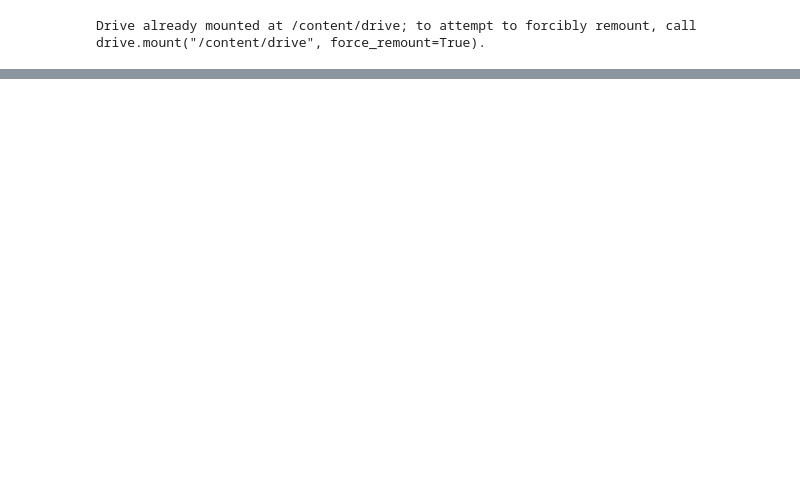
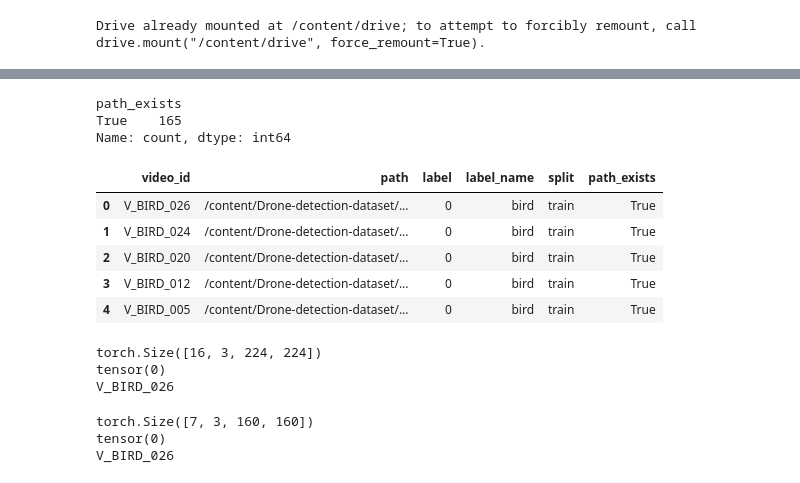
Before and after one commit to uoi1398/bird-drone-dualstream, a Jupyter notebook: notebooks/00_colab_setyp.ipynb, the cells around one changed output, grey strips where cells are left out. Drawn from its saved outputs; the diff is of its cells as text; code cells hidden in the pictures; blank space fills up the shorter version.

```diff
--- a/notebooks/00_colab_setyp.ipynb
+++ b/notebooks/00_colab_setyp.ipynb
@@ -112,3 +325,67 @@ ModuleNotFoundError: No module named 'dataset'
+# %%
+import os
+import pandas as pd
+
+df = pd.read_csv("data/splits/manifest.csv")
+df["path_exists"] = df["path"].apply(os.path.exists)
+
+print(df["path_exists"].value_counts())
+display(df.head())
+
+assert df["path_exists"].all(), "Some video paths do not exist."
+# %% [output]
+path_exists
+True    165
+Name: count, dtype: int64
+|  | video_id | path | label | label_name | split | path_exists |
+| 0 | V_BIRD_026 | /content/Drone-detection-dataset/... | 0 | bird | train | True |
+| 1 | V_BIRD_024 | /content/Drone-detection-dataset/... | 0 | bird | train | True |
+| 2 | V_BIRD_020 | /content/Drone-detection-dataset/... | 0 | bird | train | True |
+| 3 | V_BIRD_012 | /content/Drone-detection-dataset/... | 0 | bird | train | True |
+| 4 | V_BIRD_005 | /content/Drone-detection-dataset/... | 0 | bird | train | True |
+# %%
+import sys
+sys.path.append("src")
+
+from dataset import BirdDroneVideoDataset
+
+rgb_ds = BirdDroneVideoDataset(
+    csv_path="data/splits/manifest.csv",
+    split="train",
+    mode="rgb",
+    num_frames=16,
+    image_size=224,
+    degrade_level="none"
+)
+
+x, y, video_id = rgb_ds[0]
+
+print(x.shape)
+print(y)
+print(video_id)
+# %% [output]
+torch.Size([16, 3, 224, 224])
+tensor(0)
+V_BIRD_026
+# %%
+flow_ds = BirdDroneVideoDataset(
+    csv_path="data/splits/manifest.csv",
+    split="train",
+    mode="flow",
+    num_frames=8,
+    image_size=160,
+    degrade_level="none"
+)
+
+x_flow, y_flow, video_id_flow = flow_ds[0]
+
+print(x_flow.shape)
+print(y_flow)
+print(video_id_flow)
+# %% [output]
+torch.Size([7, 3, 160, 160])
+tensor(0)
+V_BIRD_026
 # %%
 import torch
 
```
Also changed, not shown: parts of 13 cells of this notebook.
